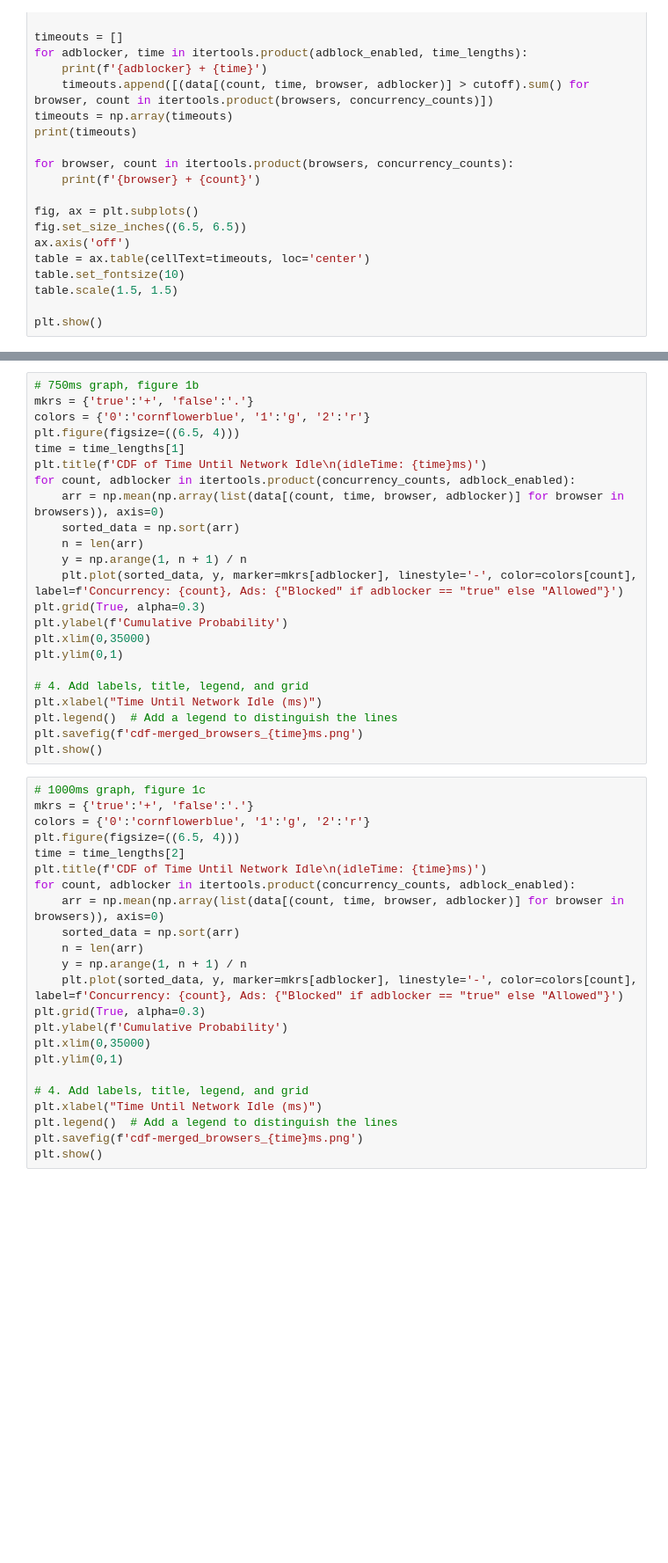
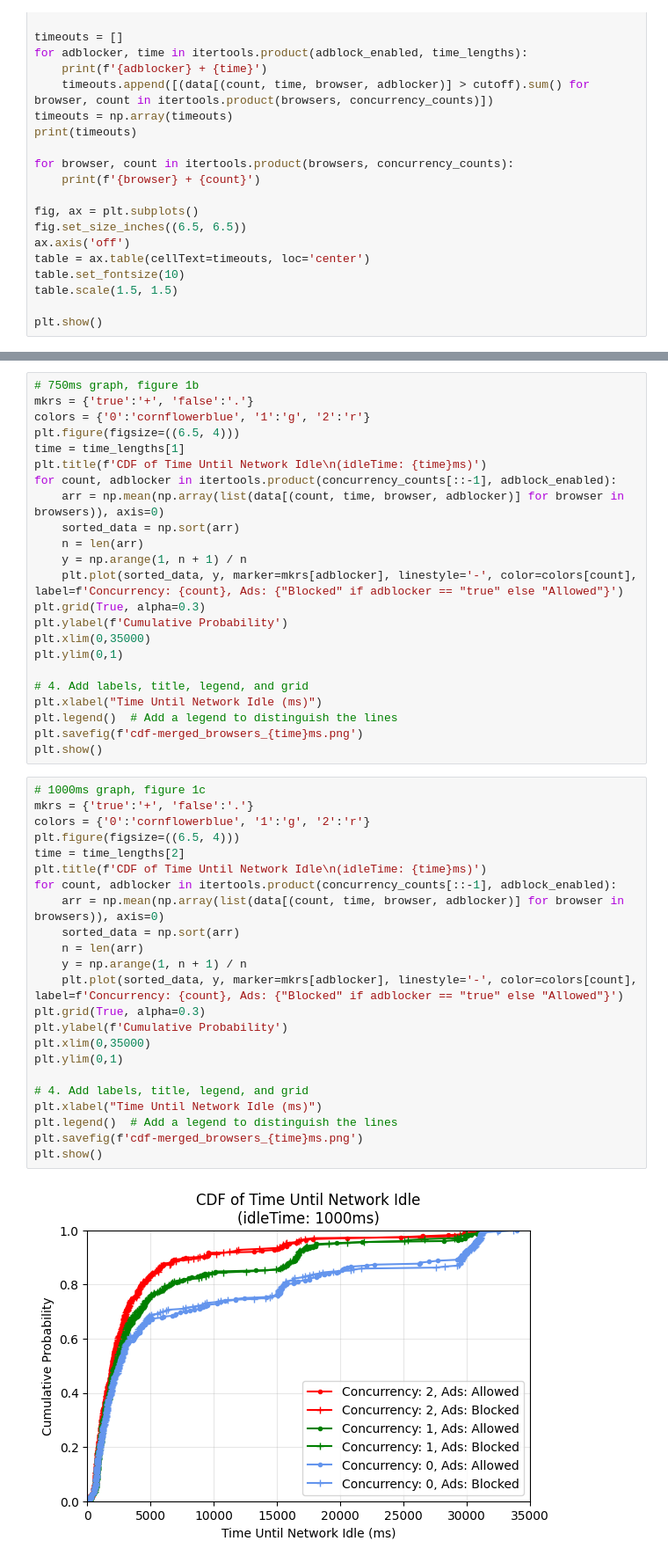
Before and after one commit to 100KStarsun/csds426-project, a Jupyter notebook: graphs.ipynb, the cells around one changed output, grey strips where cells are left out. Shown at 88% size. Cells and saved outputs as stored; diff of their text form; blank space fills up the shorter version.

```diff
--- a/graphs.ipynb
+++ b/graphs.ipynb
@@ -72,7 +74,7 @@ colors = {'0':'cornflowerblue', '1':'g', '2':'r'}
 plt.figure(figsize=((6.5, 4)))
 time = time_lengths[1]
 plt.title(f'CDF of Time Until Network Idle\n(idleTime: {time}ms)')
-for count, adblocker in itertools.product(concurrency_counts, adblock_enabled):
+for count, adblocker in itertools.product(concurrency_counts[::-1], adblock_enabled):
     arr = np.mean(np.array(list(data[(count, time, browser, adblocker)] for browser in browsers)), axis=0)
     sorted_data = np.sort(arr)
     n = len(arr)
@@ -91,26 +93,28 @@ plt.show()
 # %%
 # 1000ms graph, figure 1c
 mkrs = {'true':'+', 'false':'.'}
 colors = {'0':'cornflowerblue', '1':'g', '2':'r'}
 plt.figure(figsize=((6.5, 4)))
 time = time_lengths[2]
 plt.title(f'CDF of Time Until Network Idle\n(idleTime: {time}ms)')
-for count, adblocker in itertools.product(concurrency_counts, adblock_enabled):
+for count, adblocker in itertools.product(concurrency_counts[::-1], adblock_enabled):
     arr = np.mean(np.array(list(data[(count, time, browser, adblocker)] for browser in browsers)), axis=0)
     sorted_data = np.sort(arr)
     n = len(arr)
     y = np.arange(1, n + 1) / n
     plt.plot(sorted_data, y, marker=mkrs[adblocker], linestyle='-', color=colors[count], label=f'Concurrency: {count}, Ads: {"Blocked" if adblocker == "true" else "Allowed"}')
 plt.grid(True, alpha=0.3)
 plt.ylabel(f'Cumulative Probability')
 plt.xlim(0,35000)
 plt.ylim(0,1)
 
 # 4. Add labels, title, legend, and grid
 plt.xlabel("Time Until Network Idle (ms)")
 plt.legend()  # Add a legend to distinguish the lines
 plt.savefig(f'cdf-merged_browsers_{time}ms.png')
 plt.show()
+# %% [output]
+[figure, added]
 # %%
 # Box and whisker plot, figure 2
 fig, axs = plt.subplots(ncols=3, sharex=True, sharey=True)
```
Also changed, not shown: parts of 7 cells of this notebook.
